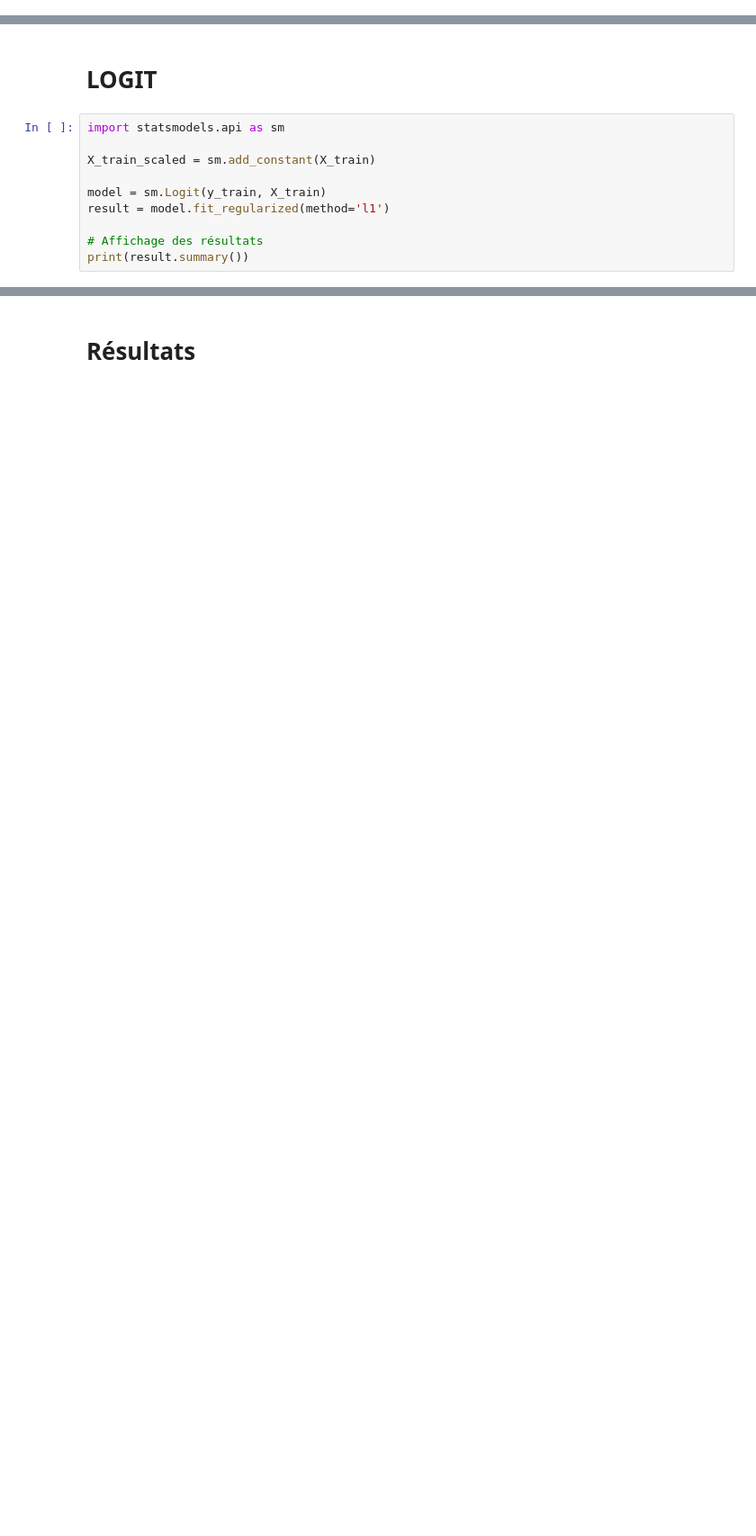
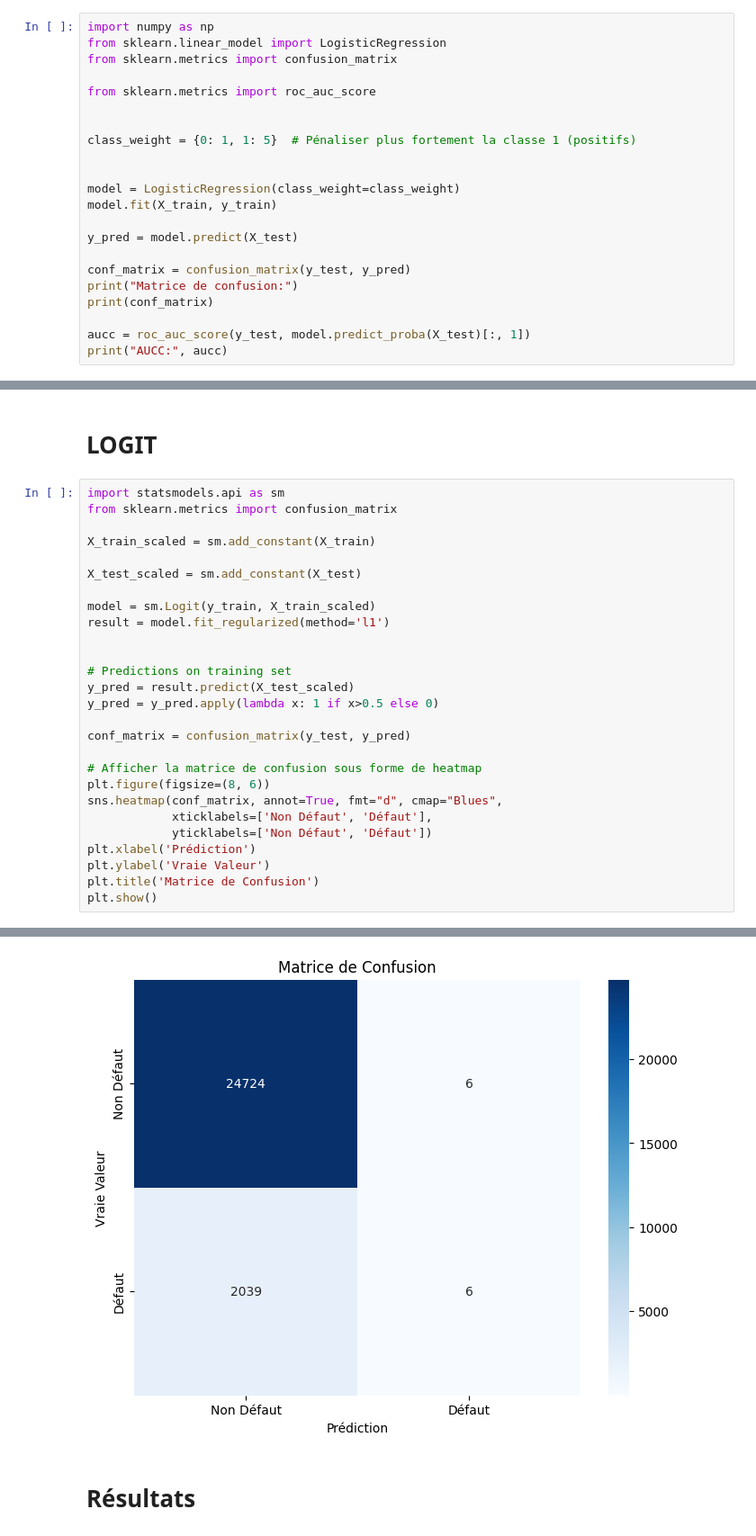
Before and after one commit to SamuelBaheux/Challenge_Nexialog, a Jupyter notebook: Modèle baseline.ipynb, the cells around one changed output, grey strips where cells are left out. Shown: that part at 90% size. Saved outputs shown, nothing was run; the diff lists cells and outputs as text; blank space fills up the shorter version.

Commit message:
logit weight

```diff
--- a/Modèle baseline.ipynb
+++ b/Modèle baseline.ipynb
@@ -100,0 +116,22 @@ X_train, X_test, y_train, y_test = train_test_split(X, y, test_size=0.2, random_
+# %%
+import numpy as np
+from sklearn.linear_model import LogisticRegression
+from sklearn.metrics import confusion_matrix
+
+from sklearn.metrics import roc_auc_score
+
+
+class_weight = {0: 1, 1: 5}  # Pénaliser plus fortement la classe 1 (positifs)
+
+
+model = LogisticRegression(class_weight=class_weight)
+model.fit(X_train, y_train)
+
+y_pred = model.predict(X_test)
+
+conf_matrix = confusion_matrix(y_test, y_pred)
+print("Matrice de confusion:")
+print(conf_matrix)
+
+aucc = roc_auc_score(y_test, model.predict_proba(X_test)[:, 1])
+print("AUCC:", aucc)
@@ -102,11 +144,29 @@ X_train, X_test, y_train, y_test = train_test_split(X, y, test_size=0.2, random_
 # LOGIT
 # %%
 import statsmodels.api as sm
+from sklearn.metrics import confusion_matrix
 
 X_train_scaled = sm.add_constant(X_train)
 
-model = sm.Logit(y_train, X_train)
+X_test_scaled = sm.add_constant(X_test)
+
+model = sm.Logit(y_train, X_train_scaled)
 result = model.fit_regularized(method='l1')
 
-# Affichage des résultats
-print(result.summary())
+
+# Predictions on training set
+y_pred = result.predict(X_test_scaled)
+y_pred = y_pred.apply(lambda x: 1 if x>0.5 else 0)
+
+conf_matrix = confusion_matrix(y_test, y_pred)
+
+# Afficher la matrice de confusion sous forme de heatmap
+plt.figure(figsize=(8, 6))
+sns.heatmap(conf_matrix, annot=True, fmt="d", cmap="Blues",
+            xticklabels=['Non Défaut', 'Défaut'],
+            yticklabels=['Non Défaut', 'Défaut'])
+plt.xlabel('Prédiction')
+plt.ylabel('Vraie Valeur')
+plt.title('Matrice de Confusion')
+plt.show()
+# %% [output]
@@ -113,3 +178,4 @@ print(result.summary())
+[figure, added]
 # %% [markdown]
 # Résultats
 # %%
```
Also changed, not shown: parts of 31 cells of this notebook, 1 other file.
